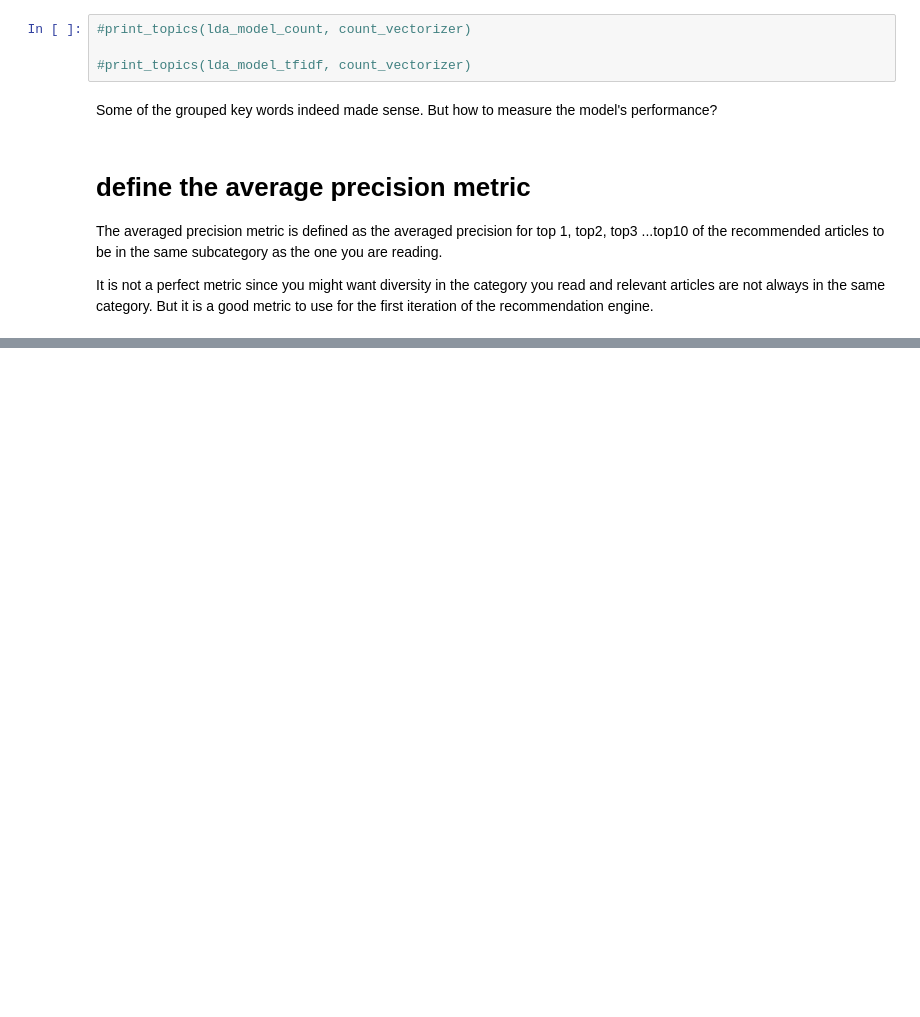
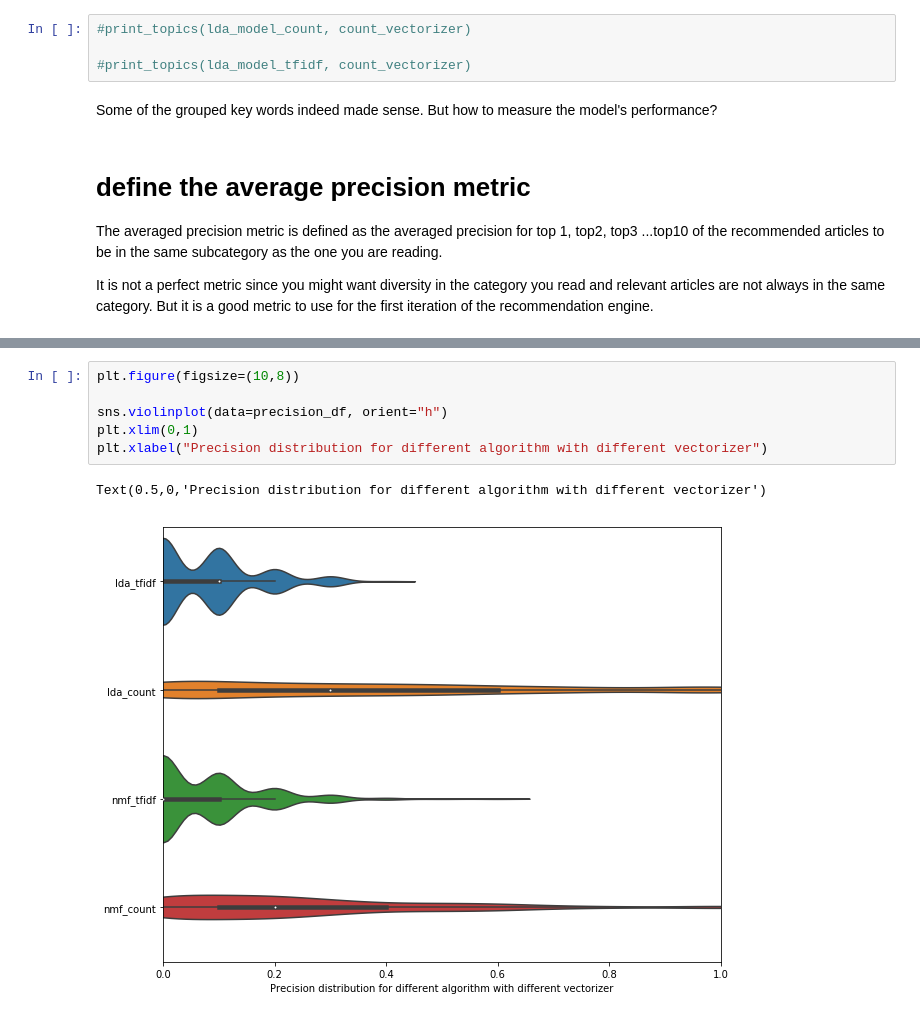
Before and after one commit to edwardcooper/wiki_recommend, a Jupyter notebook: models/topic_modeling/topic_modeling.ipynb, the cells around one changed output, grey strips where cells are left out. Saved outputs shown, nothing was run; the diff lists cells and outputs as text; blank space fills up the shorter version.

```diff
--- a/models/topic_modeling/topic_modeling.ipynb
+++ b/models/topic_modeling/topic_modeling.ipynb
@@ -145,0 +191,9 @@ for i in range(wiki_phys.shape[0]):
+# %%
+plt.figure(figsize=(10,8))
+
+sns.violinplot(data=precision_df, orient="h")
+plt.xlim(0,1)
+plt.xlabel("Precision distribution for different algorithm with different vectorizer")
+# %% [output]
+Text(0.5,0,'Precision distribution for different algorithm with different vectorizer')
+[figure, added]
```
Also changed, not shown: parts of 29 cells of this notebook, 1 other file.
